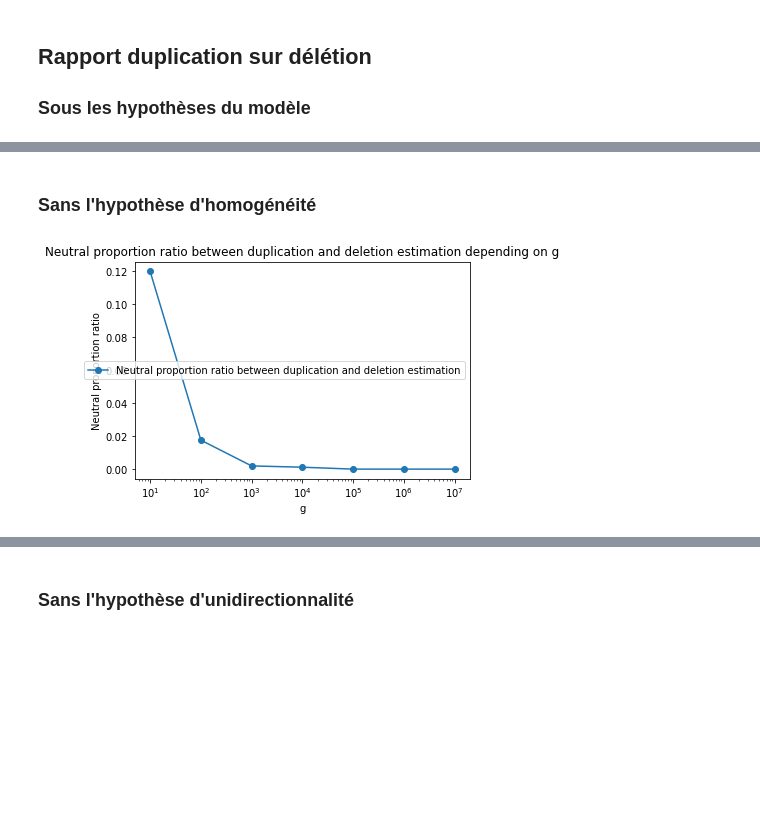
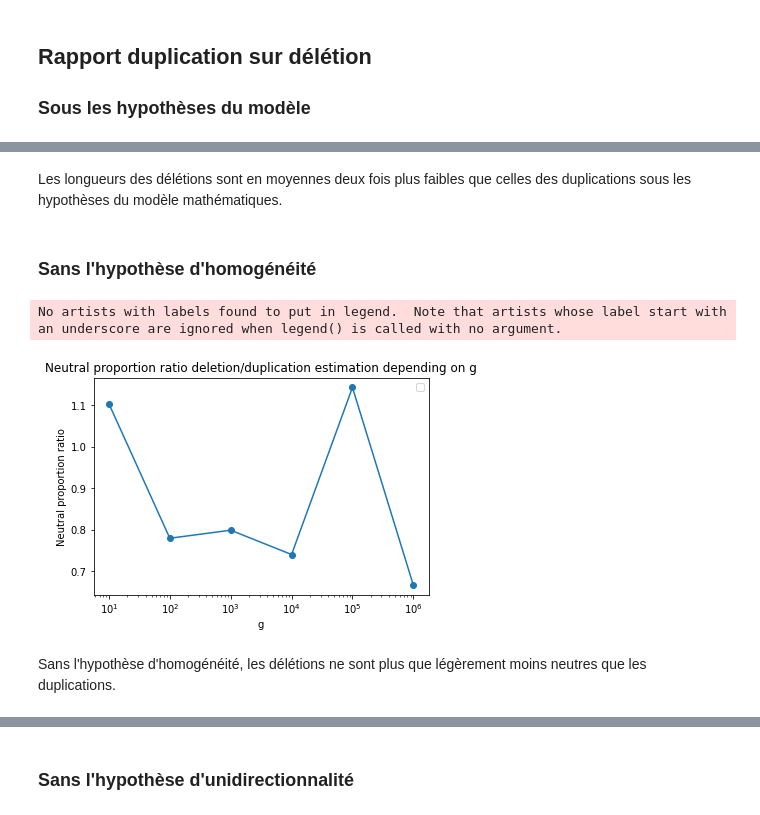
Before and after one commit to Jojobarbarr/AL_predict, a Jupyter notebook: Mutagenese.ipynb, the cells around one changed output, grey strips where cells are left out. Saved outputs shown, nothing was run; the diff lists cells and outputs as text; code cells hidden in the pictures; blank space fills up the shorter version.

```diff
--- a/Mutagenese.ipynb
+++ b/Mutagenese.ipynb
@@ -917,26 +939,30 @@ plt.show()
+# %% [markdown]
+Les longueurs des délétions sont en moyennes deux fois plus faibles que celles des duplications sous les hypothèses du modèle mathématiques.
 # %% [markdown]
 ### Sans l'hypothèse d'homogénéité
 # %%
 results_duplication = Results()
 results_deletion = Results()
 
 experiment_name = "non_homogeneous"
 results_path = Path("results") / "mutagenese" / experiment_name / "stats"
 results_duplication.load_results(f"{results_path}/Duplication")
 results_deletion.load_results(f"{results_path}/Deletion")
 results = results_deletion.neutral_proportions / results_duplication.neutral_proportions
 
-plt.plot(results_duplication.x_values, results, marker='o', label="Neutral proportion ratio between duplication and deletion estimation")
-# axs[0].errorbar(results.x_values, results.theoretical_proportions, results.neutral_proportiond_stds, marker='o', label="Theoretical values")
+plt.plot(results_duplication.x_values, results, marker='o')
 
-plt.title(f"Neutral proportion ratio between duplication and deletion estimation depending on g")
+plt.title(f"Neutral proportion ratio deletion/duplication estimation depending on g")
 
 plt.xlabel("g")
 plt.xscale("log")
 
 plt.ylabel("Neutral proportion ratio")
 
 plt.legend()
 plt.show()
 # %% [output]
+No artists with labels found to put in legend.  Note that artists whose label start with an underscore are ignored when legend() is called with no argument.
-[figure, old version]
+[figure, new version]
+# %% [markdown]
+Sans l'hypothèse d'homogénéité, les délétions ne sont plus que légèrement moins neutres que les duplications.
```
Also changed, not shown: parts of 49 cells of this notebook, 8 other files.
